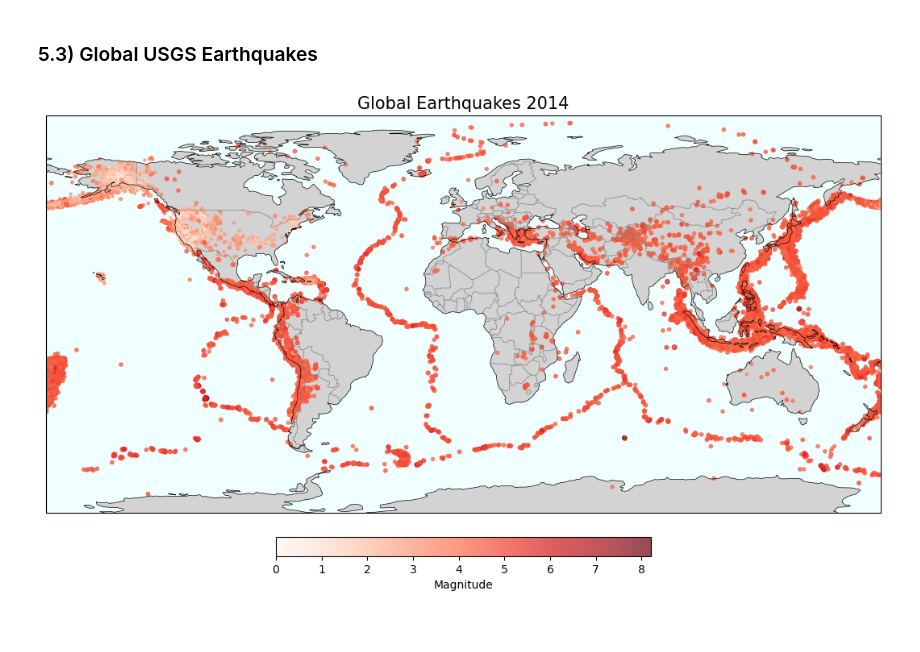
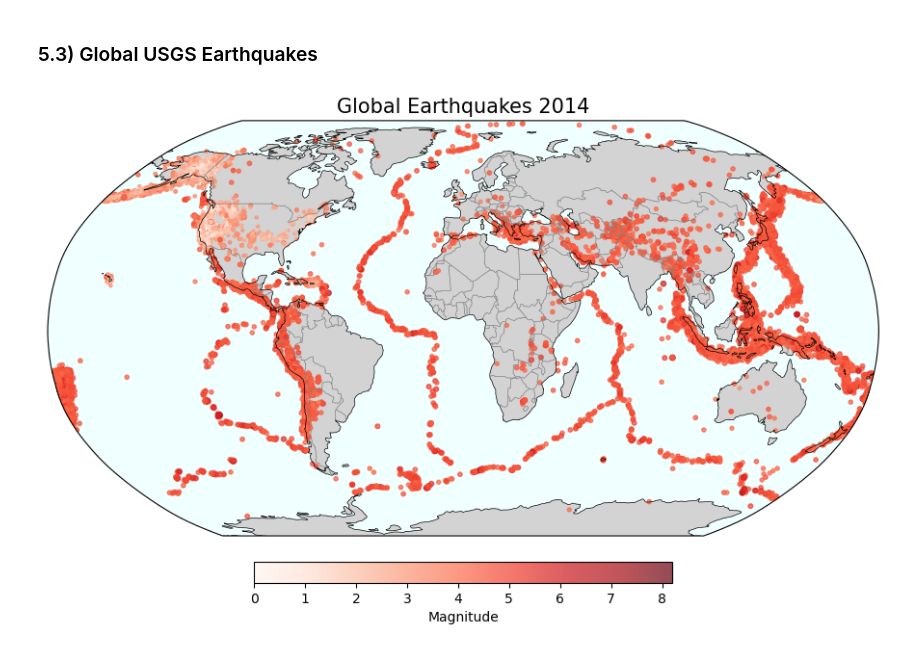
Before and after one commit to ese2131/Assignment-10, a Jupyter notebook: HW10.ipynb, the cells around one changed output. Cells and saved outputs as stored; diff of their text form; code cells hidden in the pictures.

```diff
--- a/HW10.ipynb
+++ b/HW10.ipynb
@@ -236,33 +236,33 @@ import cartopy.feature as cfeature
 # 1. Load data
 url_quakes = "http://www.ldeo.columbia.edu/~danielmw/usgs_earthquakes_2014.csv"
 df = pd.read_csv(url_quakes)
 
 # 2. Create the figure and axis with a projection
-fig = plt.figure(figsize=(15, 8))
-ax = plt.axes(projection=ccrs.PlateCarree()) # Using PlateCarree for both map and data for simplicity
+fig = plt.figure(figsize=(14, 7))
+ax = plt.axes(projection=ccrs.Robinson())
 
 # 3. Add visible features so you can see the map is working
 ax.add_feature(cfeature.LAND, facecolor='lightgray')
 ax.add_feature(cfeature.OCEAN, facecolor='azure')
 ax.add_feature(cfeature.COASTLINE, linewidth=0.5)
 ax.add_feature(cfeature.BORDERS, linewidth=0.5, edgecolor='gray')
 
 # 4. Plot the data
 # Use scatter and explicitly define the transform
 sc = ax.scatter(
     df['longitude'],
     df['latitude'],
     s=df['mag']**1.5, # Adjusted size for better visibility
     c=df['mag'],
     cmap='Reds',
     alpha=0.7,
     transform=ccrs.PlateCarree()
 )
 
 # 5. Final touches
 plt.colorbar(sc, label='Magnitude', orientation='horizontal', pad=0.05, shrink=0.4)
 ax.set_title("Global Earthquakes 2014", fontsize=15)
 
 plt.show()
 # %% [output]
-[figure, old version]
+[figure, new version]
```
